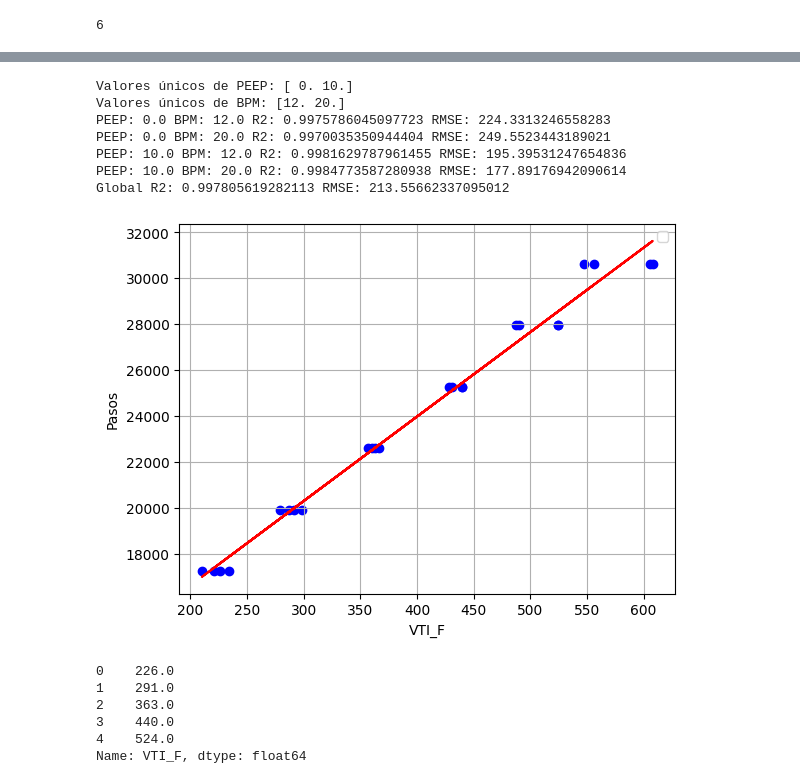
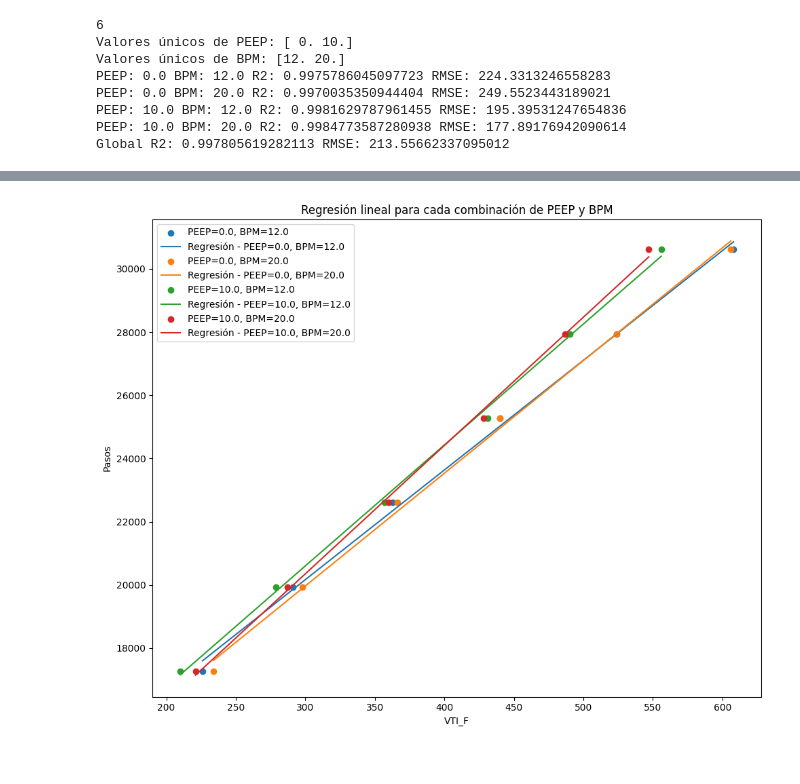
Before and after one commit to sebastianrolonfiuna/PARCIAL1, a Jupyter notebook: 1Parcial_fiuna.ipynb, the cells around one changed output, grey strips where cells are left out. Drawn from its saved outputs; the diff is of its cells as text; code cells hidden in the pictures.

```diff
--- a/1Parcial_fiuna.ipynb
+++ b/1Parcial_fiuna.ipynb
@@ -105,6 +105,7 @@ elif opcion == 6:
     print("Valores únicos de BPM:", valores_bpm_unicos)
 
     predicciones_totales = []
+    fig,ax= plt.subplots(figsize=(10,8))
     for peep in valores_peep_unicos:
         for bpm in valores_bpm_unicos:
             datos_subset = data[(data['PEEP'] == peep) & (data['BPM'] == bpm)]
@@ -113,6 +114,8 @@ elif opcion == 6:
             coeficientes_subset, y_pred_subset, r2_subset, rmse_subset = ajustar_evaluar_modelo(X_subset, y_subset)
             print("PEEP:", peep, "BPM:", bpm, "R2:", r2_subset, "RMSE:", rmse_subset)
             predicciones_totales.append(y_pred_subset)
+            ax.scatter(X_subset, y_subset, label=f"PEEP={peep}, BPM={bpm}")
+            ax.plot(X_subset, y_pred_subset, label=f"Regresión - PEEP={peep}, BPM={bpm}")
 
     predicciones_concatenadas = np.concatenate(predicciones_totales)
     y = data['Pasos']
@@ -120,23 +123,18 @@ elif opcion == 6:
     r2_global = r2F(y, predicciones_concatenadas)
     rmse_global = rmse(y, predicciones_concatenadas)
     print('Global', "R2:", r2_global, "RMSE:", rmse_global)
-
-   # Encontrar coeficientes del modelo para el conjunto completo de datos
-X_todo = data[['VTI_F']]
-y_todo = data['Pasos']
-coeficientes_todo, _, _, _ = ajustar_evaluar_modelo(X_todo, y_todo)
-
-# Predecir los valores de salida para las características de entrada
-y_pred_todo = predecir(X_todo, coeficientes_todo)
-
-# Graficar valores reales vs. predicciones
-
-plt.scatter(X_todo, y_todo, color='blue')
-plt.plot(X_todo, y_pred_todo, color='red')
-plt.xlabel('VTI_F')
-plt.ylabel('Pasos')
-plt.legend()
-plt.grid(True)
-plt.show()
+    ax.set_xlabel('VTI_F')
+    ax.set_ylabel('Pasos')
+    ax.set_title('Regresión lineal para cada combinación de PEEP y BPM')
+    ax.legend()
+    plt.tight_layout()
+    plt.show()
 # %% [output]
 6
+Valores únicos de PEEP: [ 0. 10.]
+Valores únicos de BPM: [12. 20.]
+PEEP: 0.0 BPM: 12.0 R2: 0.9975786045097723 RMSE: 224.3313246558283
+PEEP: 0.0 BPM: 20.0 R2: 0.9970035350944404 RMSE: 249.5523443189021
+PEEP: 10.0 BPM: 12.0 R2: 0.9981629787961455 RMSE: 195.39531247654836
+PEEP: 10.0 BPM: 20.0 R2: 0.9984773587280938 RMSE: 177.89176942090614
+Global R2: 0.997805619282113 RMSE: 213.55662337095012
@@ -144,17 +141 @@ WARNING:matplotlib.legend:No artists with labels found to put in legend.  Note t
-Valores únicos de PEEP: [ 0. 10.]
-Valores únicos de BPM: [12. 20.]
-PEEP: 0.0 BPM: 12.0 R2: 0.9975786045097723 RMSE: 224.3313246558283
-PEEP: 0.0 BPM: 20.0 R2: 0.9970035350944404 RMSE: 249.5523443189021
-PEEP: 10.0 BPM: 12.0 R2: 0.9981629787961455 RMSE: 195.39531247654836
-PEEP: 10.0 BPM: 20.0 R2: 0.9984773587280938 RMSE: 177.89176942090614
-Global R2: 0.997805619282113 RMSE: 213.55662337095012
-[figure, old version]
+[figure, new version]
-# %%
-X['VTI_F'].head()
-# %% [output]
-0    226.0
-1    291.0
-2    363.0
-3    440.0
-4    524.0
-Name: VTI_F, dtype: float64
```
Also changed, not shown: parts of 2 cells of this notebook.
